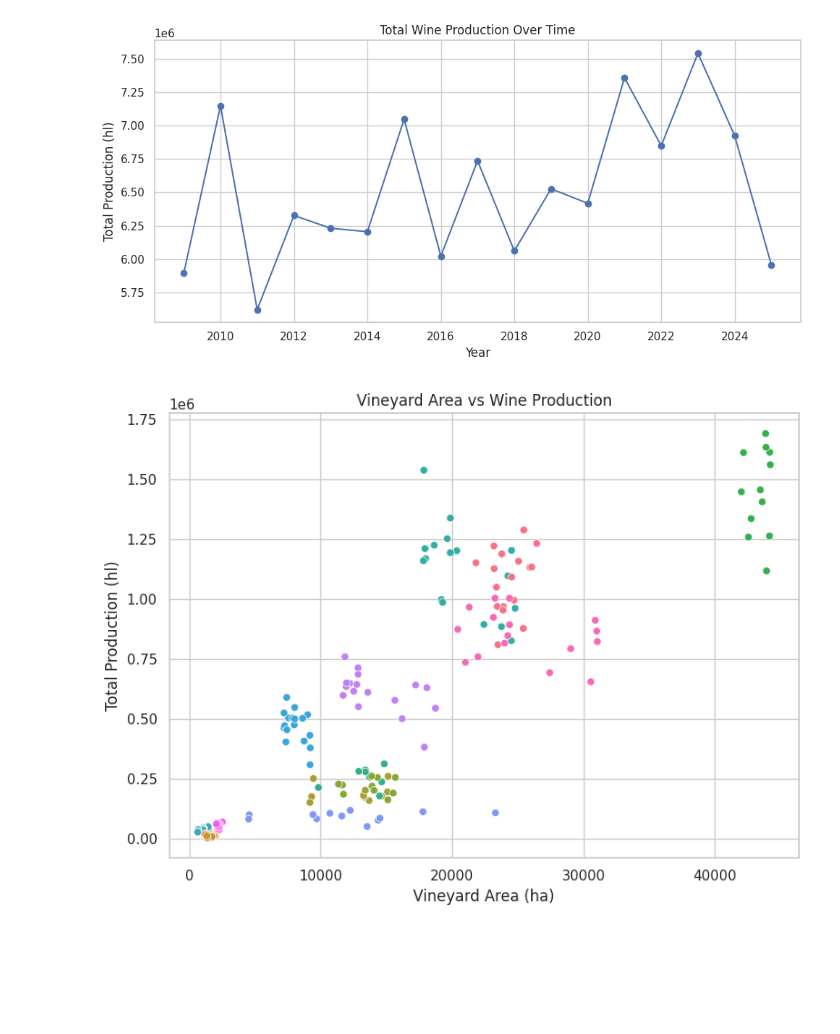
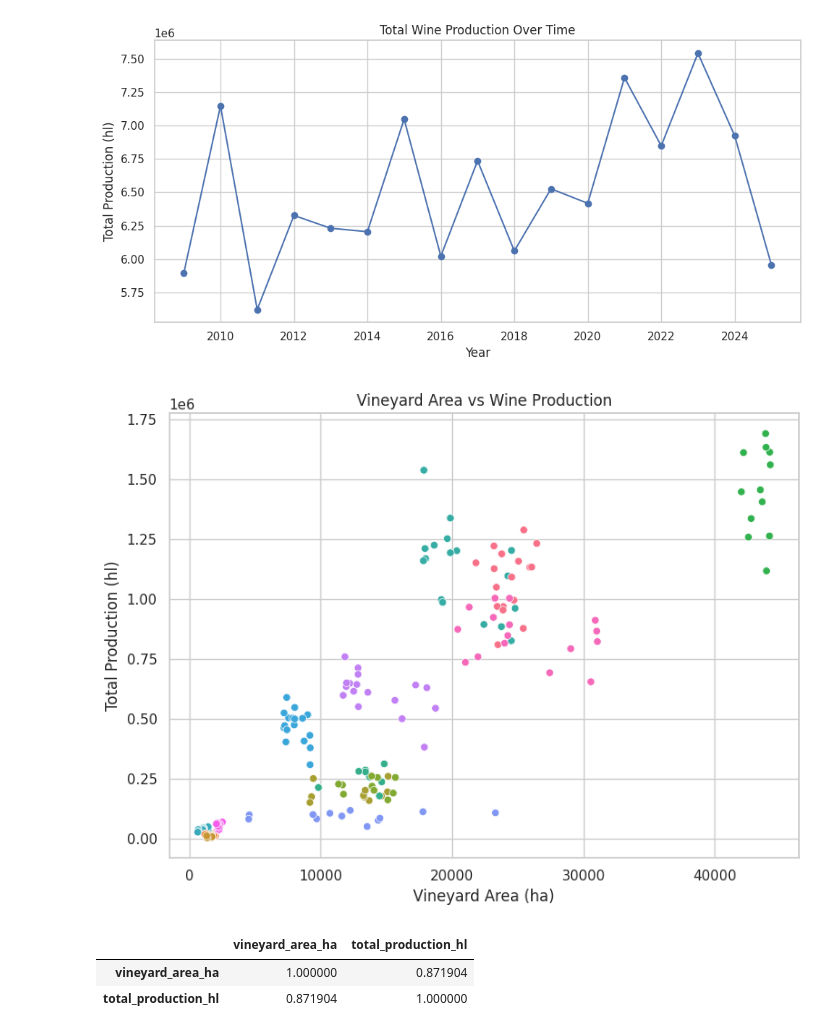
Before and after one commit to oxedanda/pml_final_project, a Jupyter notebook: notebooks/01_exploratory_data_analysis.ipynb, the cells around one changed output. Drawn from its saved outputs; the diff is of its cells as text; code cells hidden in the pictures; blank space fills up the shorter version.

```diff
--- a/notebooks/01_exploratory_data_analysis.ipynb
+++ b/notebooks/01_exploratory_data_analysis.ipynb
@@ -270,21 +344,42 @@ plt.show()
 [figure]
 # %%
 # Relationship between vineyard area and total production
+
 plt.figure(figsize=(8, 6))
 sns.scatterplot(
     data=df,
     x="vineyard_area_ha",
     y="total_production_hl",
     hue="region",
     legend=False
 )
+
 plt.title("Vineyard Area vs Wine Production")
 plt.xlabel("Vineyard Area (ha)")
 plt.ylabel("Total Production (hl)")
+
 plt.tight_layout()
-plt.savefig(FIGURES_DIR / "vineyard_area_vs_wine_production.png", dpi=300, bbox_inches="tight")
+
+plt.savefig(
+    FIGURES_DIR / "vineyard_area_vs_wine_production.png",
+    dpi=300,
+    bbox_inches="tight"
+)
+
 plt.show()
+
+# Correlation value
+corr_value = df[["vineyard_area_ha", "total_production_hl"]].corr()
+
+display(corr_value)
+
+corr_value.to_csv(
+    TABLES_DIR / "area_production_correlation.csv"
+)
 # %% [output]
 [figure]
+|  | vineyard_area_ha | total_production_hl |
+| vineyard_area_ha | 1.000000 | 0.871904 |
+| total_production_hl | 0.871904 | 1.000000 |
 # %%
 # Correlation among numeric variables
```
Also changed, not shown: parts of 8 cells of this notebook.
